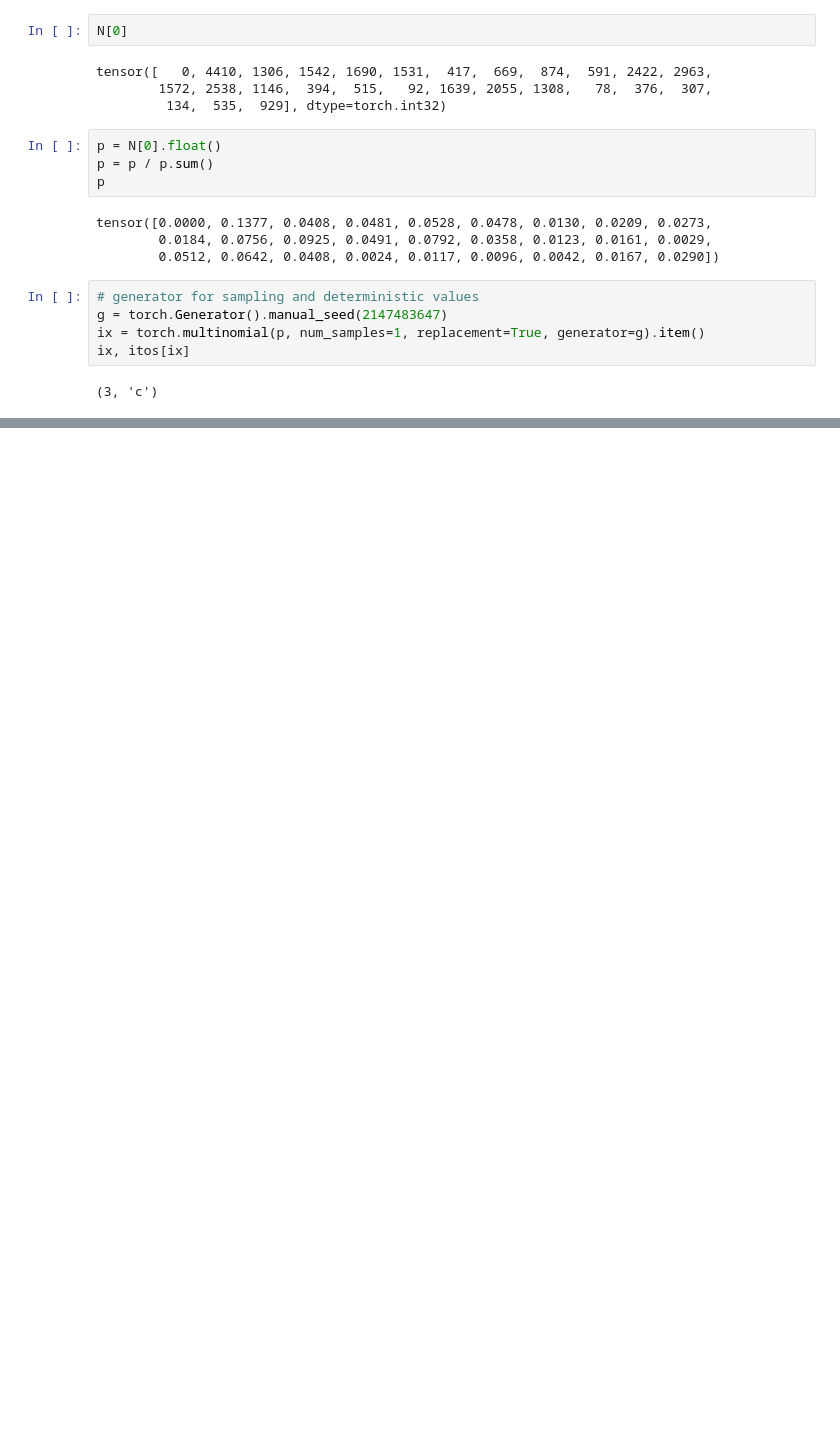
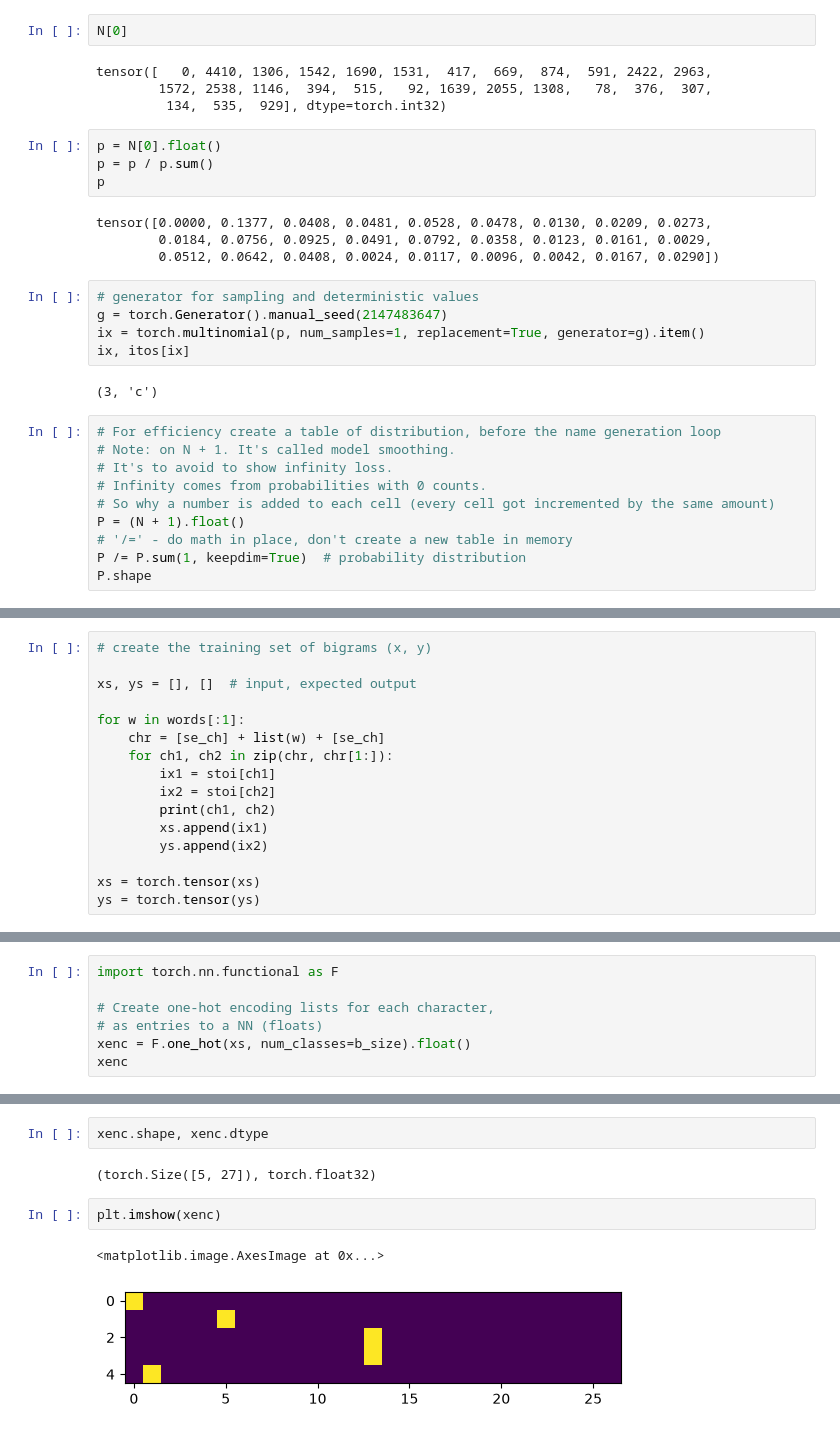
Before and after one commit to adiacov/ml-makemore, a Jupyter notebook: notebooks/001_language_modeling.ipynb, the cells around one changed output, grey strips where cells are left out. Drawn from its saved outputs; the diff is of its cells as text; blank space fills up the shorter version.

Commit message:
001 - language modeling - up to neurons

```diff
--- a/notebooks/001_language_modeling.ipynb
+++ b/notebooks/001_language_modeling.ipynb
@@ -181,3 +163,13 @@ ix = torch.multinomial(p, num_samples=1, replacement=True, generator=g).item()
 ix, itos[ix]
 # %% [output]
 (3, 'c')
+# %%
+# For efficiency create a table of distribution, before the name generation loop
+# Note: on N + 1. It's called model smoothing.
+# It's to avoid to show infinity loss.
+# Infinity comes from probabilities with 0 counts.
+# So why a number is added to each cell (every cell got incremented by the same amount)
+P = (N + 1).float()
+# '/=' - do math in place, don't create a new table in memory
+P /= P.sum(1, keepdim=True)  # probability distribution
+P.shape
@@ -190,0 +298,16 @@ pp, pp.sum()
+# %%
+# create the training set of bigrams (x, y)
+
+xs, ys = [], []  # input, expected output
+
+for w in words[:1]:
+    chr = [se_ch] + list(w) + [se_ch]
+    for ch1, ch2 in zip(chr, chr[1:]):
+        ix1 = stoi[ch1]
+        ix2 = stoi[ch2]
+        print(ch1, ch2)
+        xs.append(ix1)
+        ys.append(ix2)
+
+xs = torch.tensor(xs)
+ys = torch.tensor(ys)
@@ -190,0 +328,7 @@ pp, pp.sum()
+# %%
+import torch.nn.functional as F
+
+# Create one-hot encoding lists for each character,
+# as entries to a NN (floats)
+xenc = F.one_hot(xs, num_classes=b_size).float()
+xenc
@@ -190,0 +346,9 @@ pp, pp.sum()
+# %%
+xenc.shape, xenc.dtype
+# %% [output]
+(torch.Size([5, 27]), torch.float32)
+# %%
+plt.imshow(xenc)
+# %% [output]
+<matplotlib.image.AxesImage at 0x...>
+[figure, added]
```
Also changed, not shown: parts of 18 cells of this notebook, 1 other file.
